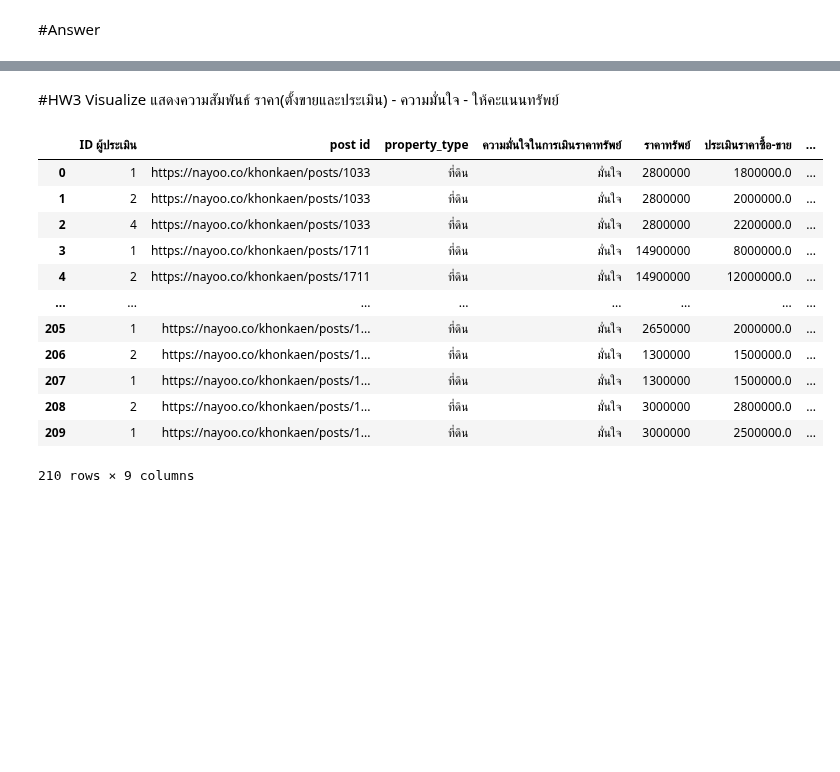
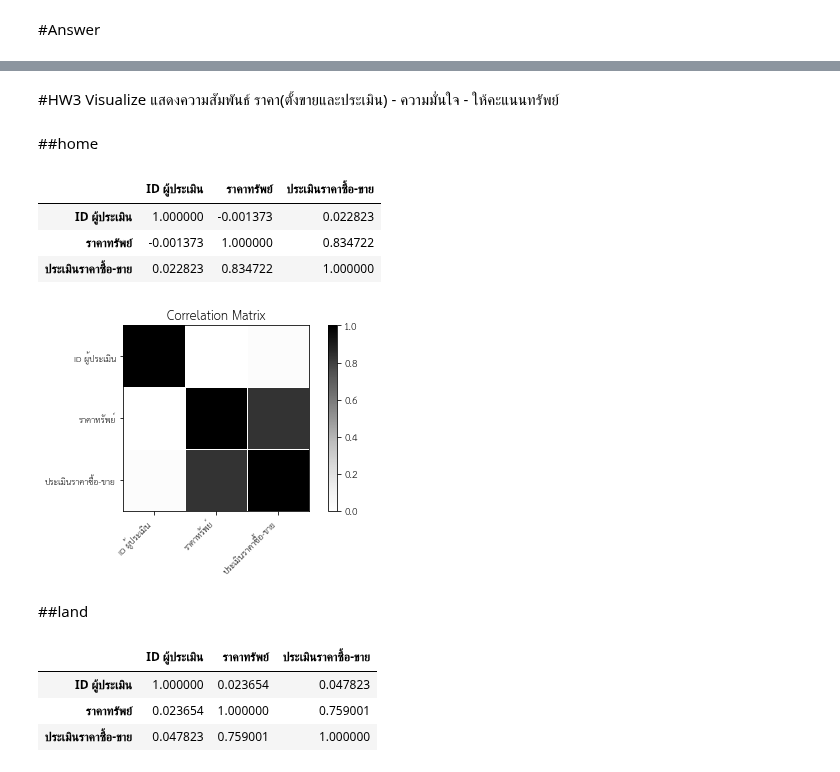
Before and after one commit to nxxk23/bsc_dpdm22, a Jupyter notebook: [dataprep1]property_estimator.ipynb, the cells around one changed output, grey strips where cells are left out. Saved outputs shown, nothing was run; the diff lists cells and outputs as text; code cells hidden in the pictures; blank space fills up the shorter version.

```diff
--- a/[dataprep1]property_estimator.ipynb
+++ b/[dataprep1]property_estimator.ipynb
@@ -1467,4 +1465,5 @@ print(f'จำนวนทรัพย์ทั้งหมด {len(id2_d)} ท
 ความผิดพลาดระหว่างนักประเมินทั้ง 58.41%
 จำนวนทรัพย์ทั้งหมด 100 ทรัพย์
 # %% [markdown]
-#HW3 Visualize แสดงความสัมพันธ์ ราคา(ตั้งขายและประเมิน) - ความมั่นใจ - ให้คะแนนทรัพย์
+#HW3
+Visualize แสดงความสัมพันธ์ ราคา(ตั้งขายและประเมิน) - ความมั่นใจ - ให้คะแนนทรัพย์
@@ -1471,18 +1475,31 @@ print(f'จำนวนทรัพย์ทั้งหมด {len(id2_d)} ท
+# %% [markdown]
+##home
+# %%
+import pandas as pd
+home = pd.read_excel(f'https://docs.google.com/spreadsheets/d/1jIF55aFmr8rqqK7dBMXoyA71TWlHdIiiQAa0p1Dr794/export?format=xlsx', sheet_name ='บ้าน')
+home.corr(method ='pearson').style.background_gradient(cmap="Greys")
+# %% [output]
+|  | ID ผู้ประเมิน | ราคาทรัพย์ | ประเมินราคาซื้อ-ขาย |
+| ID ผู้ประเมิน | 1.000000 | -0.001373 | 0.022823 |
+| ราคาทรัพย์ | -0.001373 | 1.000000 | 0.834722 |
+| ประเมินราคาซื้อ-ขาย | 0.022823 | 0.834722 | 1.000000 |
+# %%
+import statsmodels.api as sm
+import matplotlib.pyplot as plt
+
+corr = home.corr()
+sm.graphics.plot_corr(corr, xnames=list(corr.columns), cmap='Greys')
+plt.show()
+# %% [output]
+[figure, added]
+# %% [markdown]
+##land
 # %%
 import pandas as pd
-df = pd.read_excel(f'https://docs.google.com/spreadsheets/d/1jIF55aFmr8rqqK7dBMXoyA71TWlHdIiiQAa0p1Dr794/export?format=xlsx', sheet_name ='land')
-df
+land = pd.read_excel(f'https://docs.google.com/spreadsheets/d/1jIF55aFmr8rqqK7dBMXoyA71TWlHdIiiQAa0p1Dr794/export?format=xlsx', sheet_name ='land')
+land.corr().style.background_gradient(cmap="OrRd")
 # %% [output]
-|  | ID ผู้ประเมิน | post id | property_type | ความมั่นใจในการเมินราคาทรัพย์ | ราคาทรัพย์ | ประเมินราคาซื้อ-ขาย | ... |
-| 0 | 1 | https://nayoo.co/khonkaen/posts/1033 | ที่ดิน | มั่นใจ | 2800000 | 1800000.0 | ... |
-| 1 | 2 | https://nayoo.co/khonkaen/posts/1033 | ที่ดิน | มั่นใจ | 2800000 | 2000000.0 | ... |
-| 2 | 4 | https://nayoo.co/khonkaen/posts/1033 | ที่ดิน | มั่นใจ | 2800000 | 2200000.0 | ... |
-| 3 | 1 | https://nayoo.co/khonkaen/posts/1711 | ที่ดิน | มั่นใจ | 14900000 | 8000000.0 | ... |
-| 4 | 2 | https://nayoo.co/khonkaen/posts/1711 | ที่ดิน | มั่นใจ | 14900000 | 12000000.0 | ... |
-| ... | ... | ... | ... | ... | ... | ... | ... |
-| 205 | 1 | https://nayoo.co/khonkaen/posts/1... | ที่ดิน | มั่นใจ | 2650000 | 2000000.0 | ... |
-| 206 | 2 | https://nayoo.co/khonkaen/posts/1... | ที่ดิน | มั่นใจ | 1300000 | 1500000.0 | ... |
-| 207 | 1 | https://nayoo.co/khonkaen/posts/1... | ที่ดิน | มั่นใจ | 1300000 | 1500000.0 | ... |
-| 208 | 2 | https://nayoo.co/khonkaen/posts/1... | ที่ดิน | มั่นใจ | 3000000 | 2800000.0 | ... |
-| 209 | 1 | https://nayoo.co/khonkaen/posts/1... | ที่ดิน | มั่นใจ | 3000000 | 2500000.0 | ... |
+|  | ID ผู้ประเมิน | ราคาทรัพย์ | ประเมินราคาซื้อ-ขาย |
+| ID ผู้ประเมิน | 1.000000 | 0.023654 | 0.047823 |
+| ราคาทรัพย์ | 0.023654 | 1.000000 | 0.759001 |
+| ประเมินราคาซื้อ-ขาย | 0.047823 | 0.759001 | 1.000000 |
-210 rows × 9 columns
```
Also changed, not shown: parts of 8 cells of this notebook.
